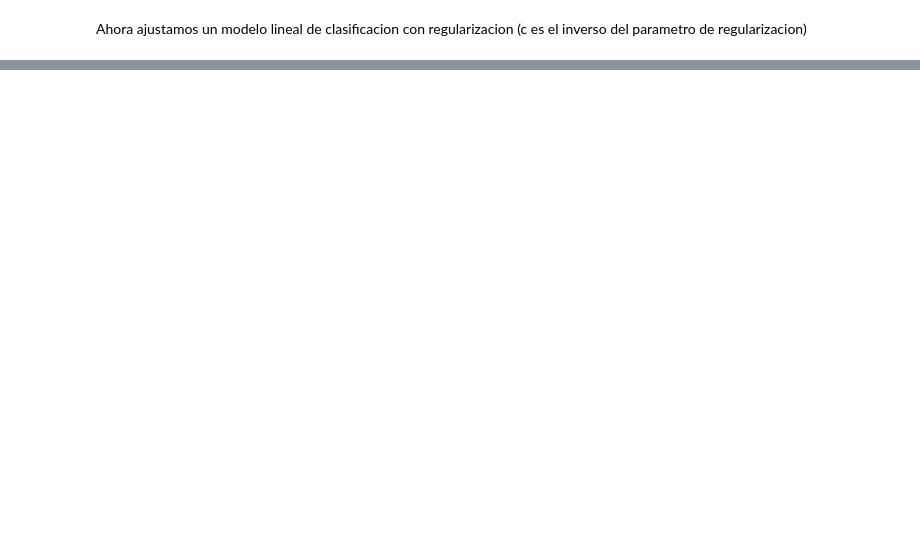
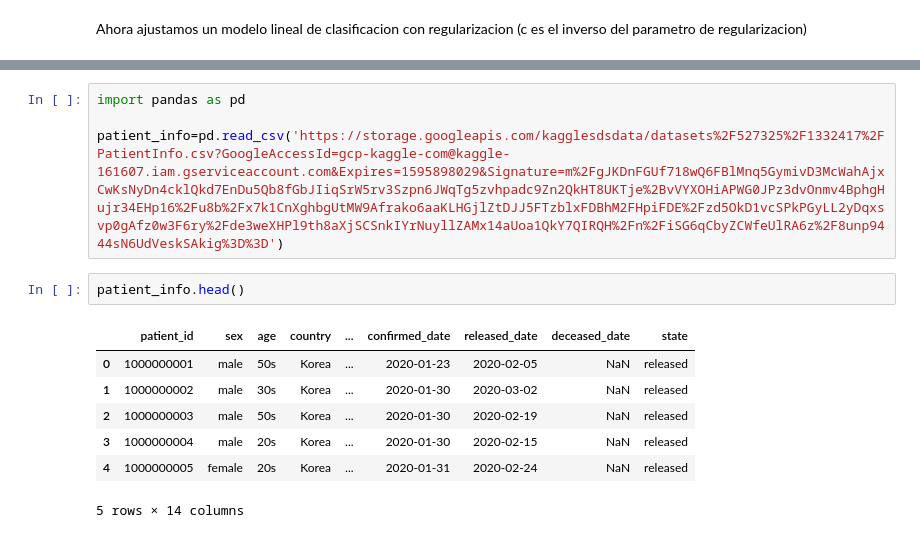
Before and after one commit to sherna90/mineria_datos, a Jupyter notebook: 4.-modelos_lineales_clasificacion.ipynb, the cells around one changed output, grey strips where cells are left out. Saved outputs shown, nothing was run; the diff lists cells and outputs as text; blank space fills up the shorter version.

```diff
--- a/4.-modelos_lineales_clasificacion.ipynb
+++ b/4.-modelos_lineales_clasificacion.ipynb
@@ -56,0 +144,14 @@ plot_confusion_matrix(clf, X_test, y_test,cmap=plt.cm.Blues)
+# %%
+import pandas as pd
+
+patient_info=pd.read_csv('https://storage.googleapis.com/kagglesdsdata/datasets%2F527325%2F1332417%2FPatientInfo.csv?GoogleAccessId=gcp-kaggle-com@kaggle-161607.iam.gserviceaccount.com&Expires=1595898029&Signature=m%2FgJKDnFGUf718wQ6FBlMnq5GymivD3McWahAjxCwKsNyDn4cklQkd7EnDu5Qb8fGbJIiqSrW5rv3Szpn6JWqTg5zvhpadc9Zn2QkHT8UKTje%2BvVYXOHiAPWG0JPz3dvOnmv4BphgHujr34EHp16%2Fu8b%2Fx7k1CnXghbgUtMW9Afrako6aaKLHGjlZtDJJ5FTzblxFDBhM2FHpiFDE%2Fzd5OkD1vcSPkPGyLL2yDqxsvp0gAfz0w3F6ry%2Fde3weXHPl9th8aXjSCSnkIYrNuyllZAMx14aUoa1QkY7QIRQH%2Fn%2FiSG6qCbyZCWfeUlRA6z%2F8unp9444sN6UdVeskSAkig%3D%3D')
+# %%
+patient_info.head()
+# %% [output]
+|  | patient_id | sex | age | country | ... | confirmed_date | released_date | deceased_date | state |
+| 0 | 1000000001 | male | 50s | Korea | ... | 2020-01-23 | 2020-02-05 | NaN | released |
+| 1 | 1000000002 | male | 30s | Korea | ... | 2020-01-30 | 2020-03-02 | NaN | released |
+| 2 | 1000000003 | male | 50s | Korea | ... | 2020-01-30 | 2020-02-19 | NaN | released |
+| 3 | 1000000004 | male | 20s | Korea | ... | 2020-01-30 | 2020-02-15 | NaN | released |
+| 4 | 1000000005 | female | 20s | Korea | ... | 2020-01-31 | 2020-02-24 | NaN | released |
+5 rows × 14 columns
```
Also changed, not shown: parts of 8 cells of this notebook, 2 other files.
